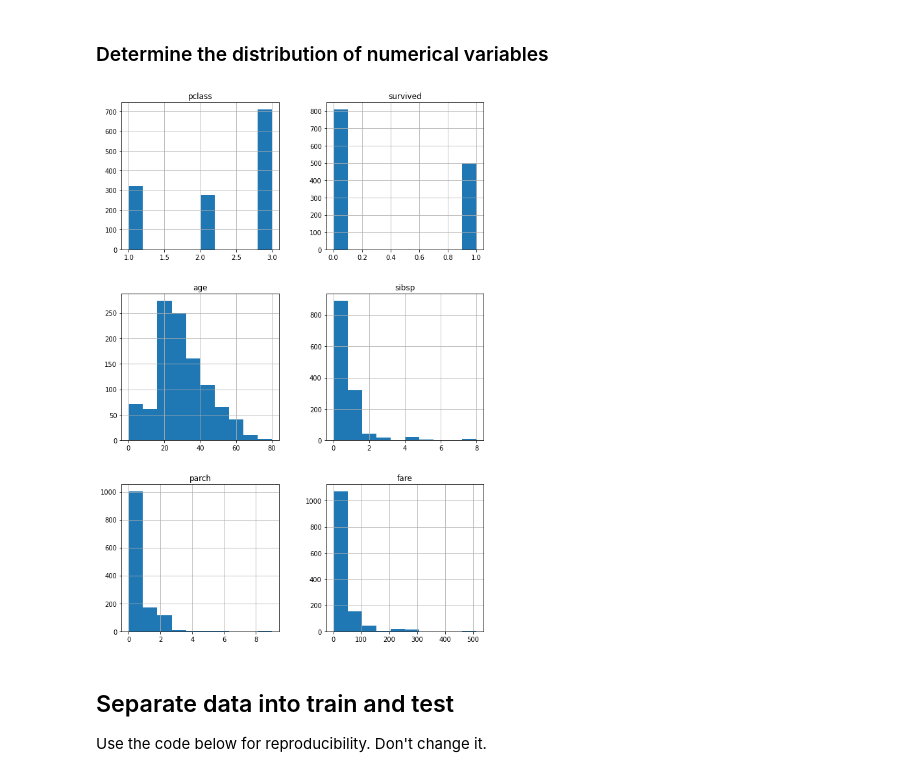
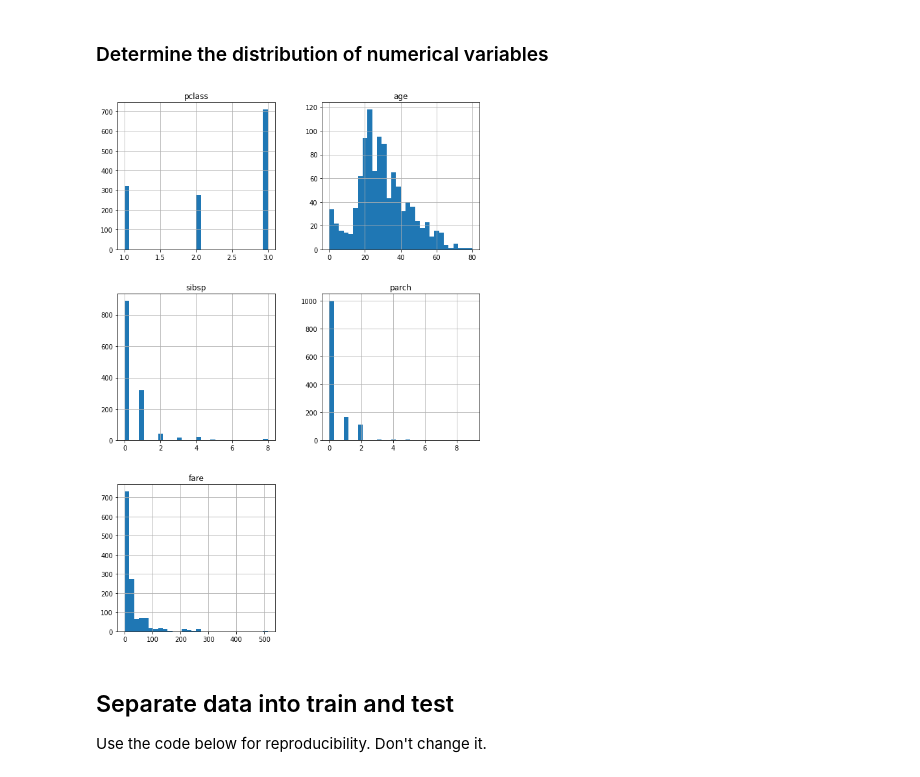
Before and after one commit to overdrivek/MLDeployment, a Jupyter notebook: src/Assignment/Predicting-Survival-Titanic-Assignement.ipynb, the cells around one changed output. Drawn from its saved outputs; the diff is of its cells as text; code cells hidden in the pictures.

```diff
--- a/src/Assignment/Predicting-Survival-Titanic-Assignement.ipynb
+++ b/src/Assignment/Predicting-Survival-Titanic-Assignement.ipynb
@@ -118,8 +119,8 @@ data['cabin'].isnull().sum()
 # %%
 target = 'survived'
 # %%
-df_numeric = data.apply(lambda x: pd.api.types.is_numeric_dtype(x))
-df_cat =  data.apply(lambda x: pd.api.types.is_string_dtype(x))
+df_numeric = data.drop([target],axis=1).apply(lambda x: pd.api.types.is_numeric_dtype(x))
+df_cat =  data.drop([target],axis=1).apply(lambda x: pd.api.types.is_string_dtype(x))
 
 vars_num = list(df_numeric.keys()[df_numeric])# fill your code here
 
@@ -153,9 +169,9 @@ dtype: int64
 # %% [markdown]
 ### Determine the distribution of numerical variables
 # %%
-ax = df_numeric.hist(figsize=(10,15))
+ax = df_numeric.hist(figsize=(10,15),bins=30)
 # %% [output]
-[figure, old version]
+[figure, new version]
 # %% [markdown]
 ## Separate data into train and test
 
```
Also changed, not shown: parts of 21 cells of this notebook.
